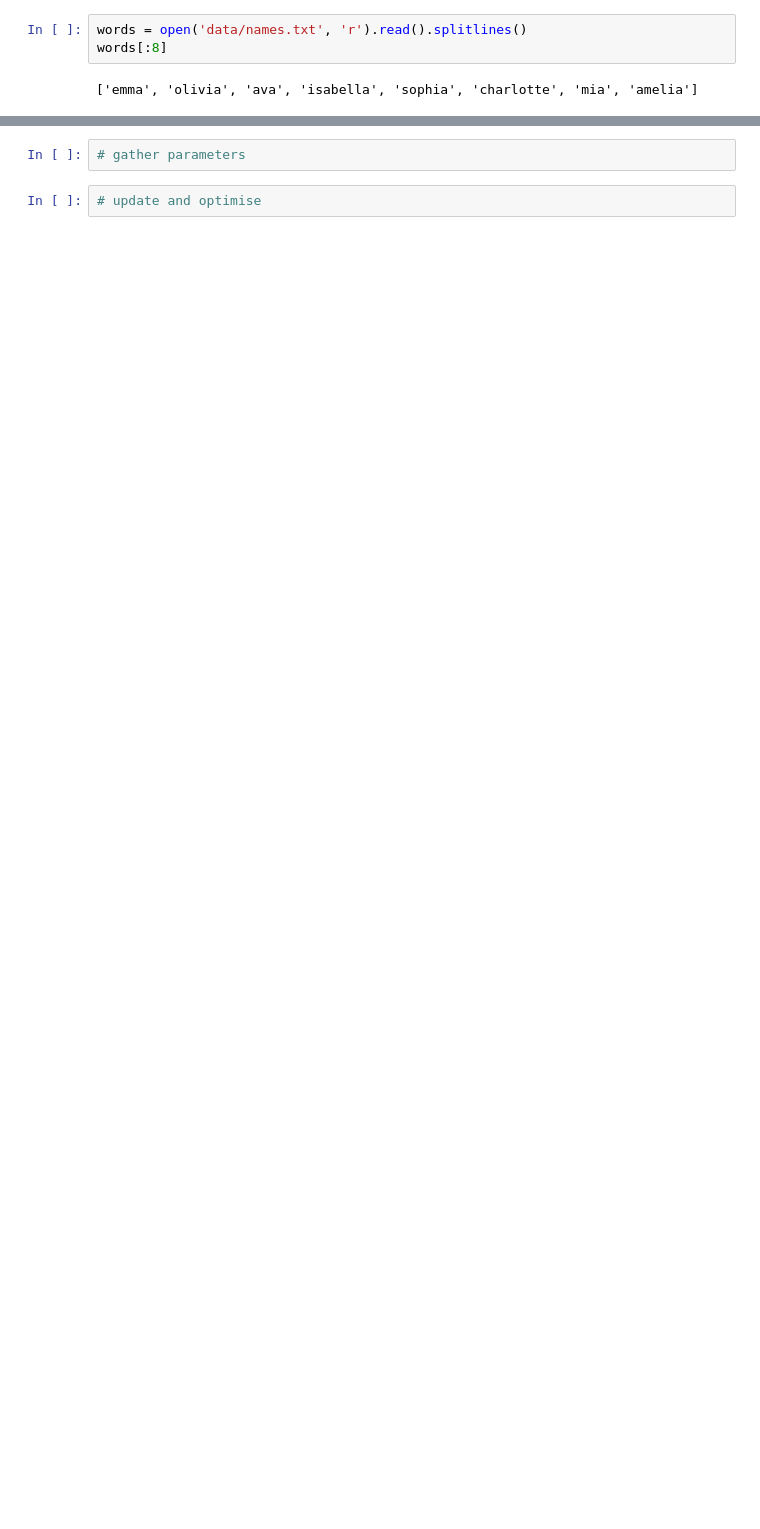
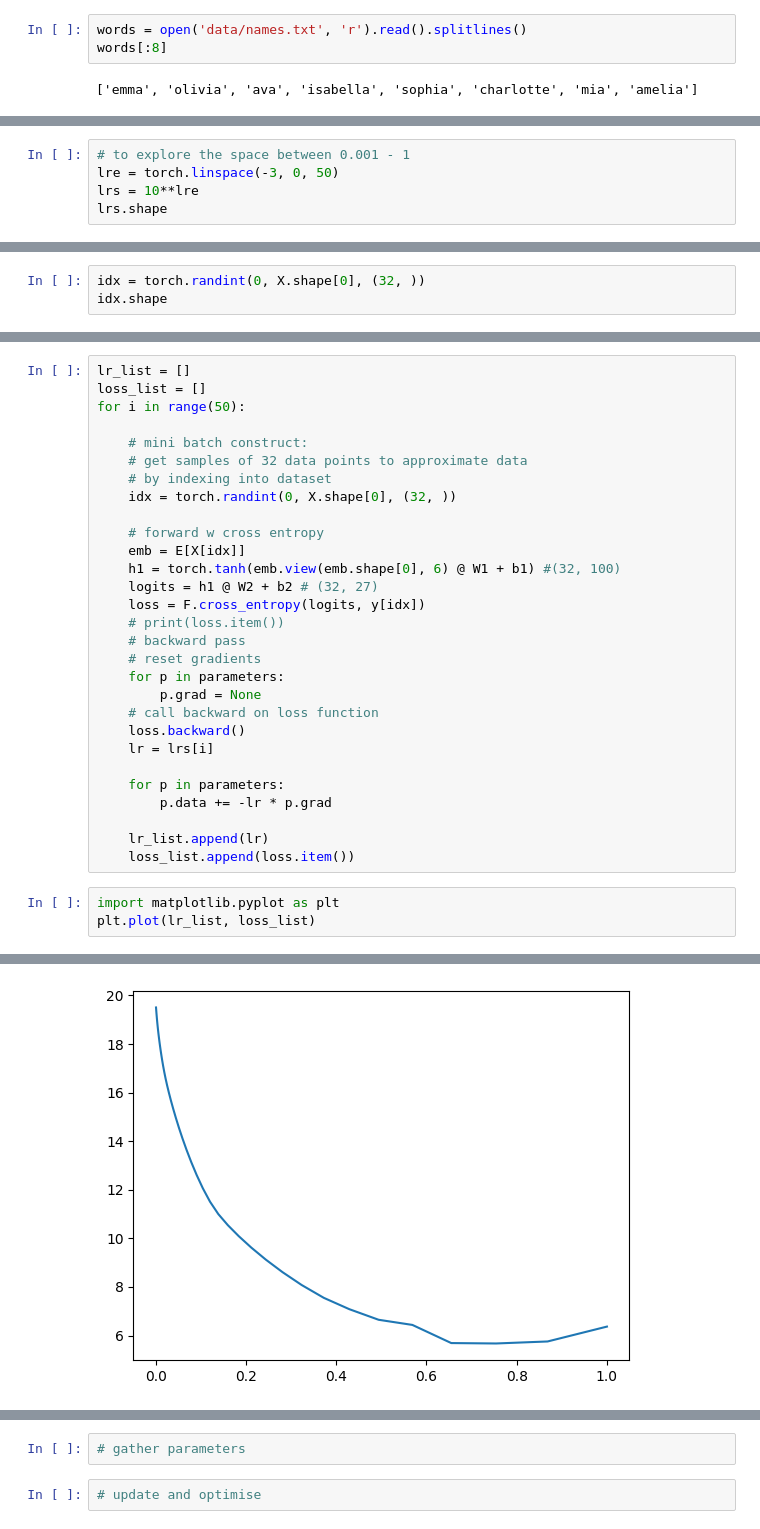
Before and after one commit to xinrose-lin/ml_notes, a Jupyter notebook: transformers_/makemore.ipynb, the cells around one changed output, grey strips where cells are left out. Drawn from its saved outputs; the diff is of its cells as text; blank space fills up the shorter version.

```diff
--- a/transformers_/makemore.ipynb
+++ b/transformers_/makemore.ipynb
@@ -143,0 +322,5 @@ for w in words:
+# %%
+# to explore the space between 0.001 - 1
+lre = torch.linspace(-3, 0, 50)
+lrs = 10**lre
+lrs.shape
@@ -143,0 +329,3 @@ for w in words:
+# %%
+idx = torch.randint(0, X.shape[0], (32, ))
+idx.shape
@@ -143,0 +334,33 @@ for w in words:
+# %%
+lr_list = []
+loss_list = []
+for i in range(50):
+
+    # mini batch construct:
+    # get samples of 32 data points to approximate data
+    # by indexing into dataset
+    idx = torch.randint(0, X.shape[0], (32, ))
+
+    # forward w cross entropy
+    emb = E[X[idx]]
+    h1 = torch.tanh(emb.view(emb.shape[0], 6) @ W1 + b1) #(32, 100)
+    logits = h1 @ W2 + b2 # (32, 27)
+    loss = F.cross_entropy(logits, y[idx])
+    # print(loss.item())
+    # backward pass
+    # reset gradients
+    for p in parameters:
+        p.grad = None
+    # call backward on loss function
+    loss.backward()
+    lr = lrs[i]
+
+    for p in parameters:
+        p.data += -lr * p.grad
+
+    lr_list.append(lr)
+    loss_list.append(loss.item())
+# %%
+import matplotlib.pyplot as plt
+plt.plot(lr_list, loss_list)
+# %% [output]
@@ -143,0 +368 @@ for w in words:
+[figure, added]
```
Also changed, not shown: parts of 55 cells of this notebook.
